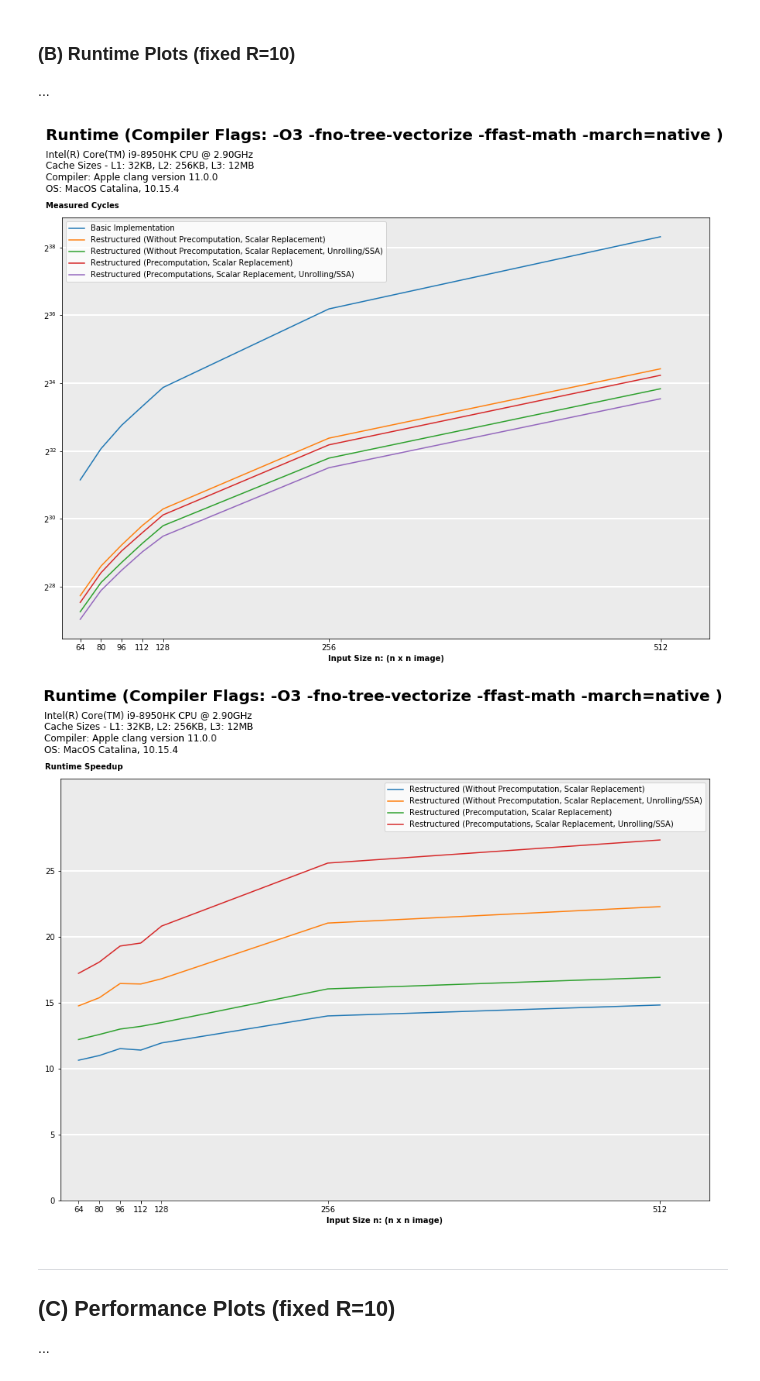
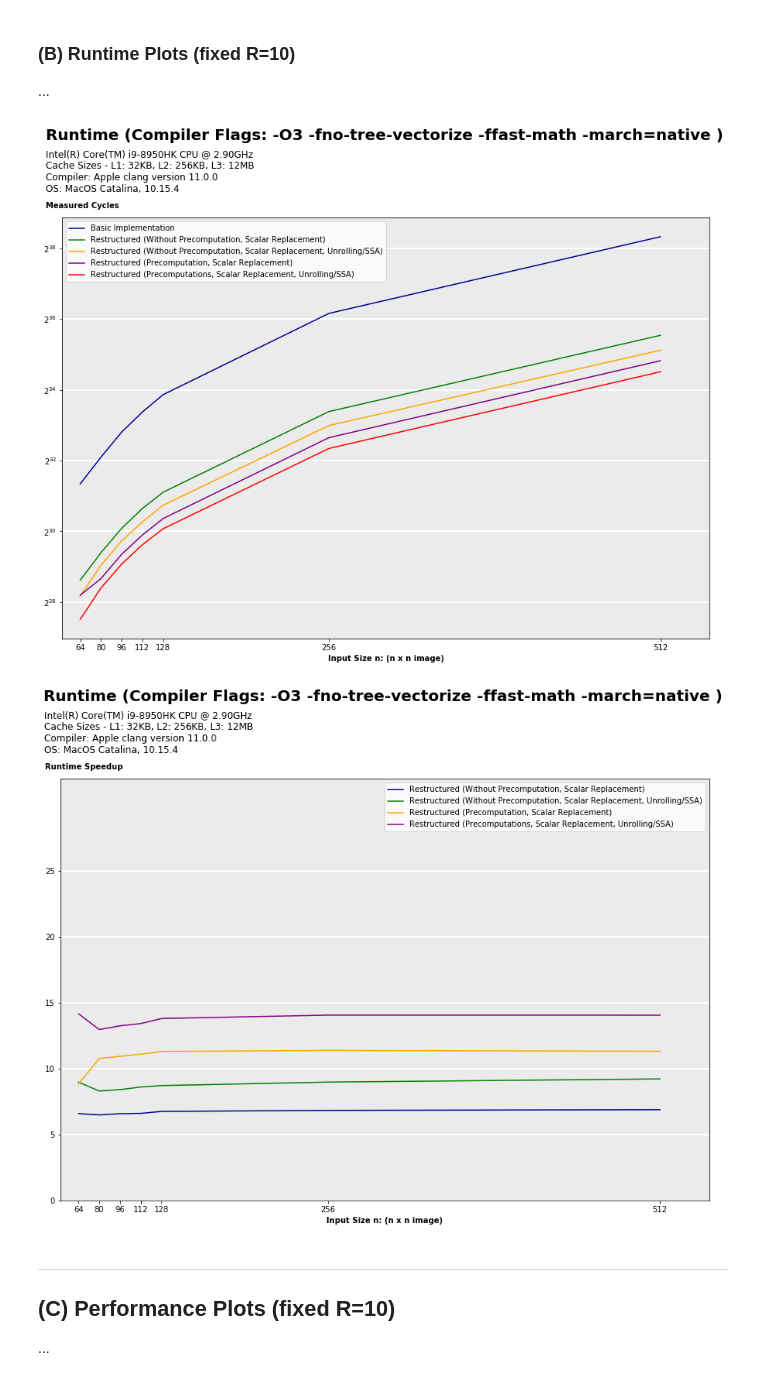
Before and after one commit to ninodimontalcino/advanced-denoising-mcrenderings, a Jupyter notebook: analysis/PerformanceAnalysis.ipynb, the cells around one changed output. Cells and saved outputs as stored; diff of their text form; code cells hidden in the pictures.

```diff
--- a/analysis/PerformanceAnalysis.ipynb
+++ b/analysis/PerformanceAnalysis.ipynb
@@ -13,6 +13,8 @@ hardware_info = "Intel(R) Core(TM) i9-8950HK CPU @ 2.90GHz \n" \
                 "Cache Sizes - L1: 32KB, L2: 256KB, L3: 12MB \n" \
                 "Compiler: Apple clang version 11.0.0 \n" \
                 "OS: MacOS Catalina, 10.15.4";
+# %%
+FIGSIZE = (15,10)
 # %% [markdown]
 ### (A) Flop Counting
 $\rightarrow$ Functions to count flops of implemented methods
@@ -348,16 +406,47 @@ cycles = np.array([
+# %%
+# ------------
+# MEASUREMENTS
+# ------------
+
+series = [
+          "Basic Implementation",
+          "Restructured (Without Precomputation, Scalar Replacement)",
+          "Restructured (Without Precomputation, Scalar Replacement, Unrolling/SSA)",
+          "Restructured (Precomputation, Scalar Replacement)",
+          "Restructured (Precomputations, Scalar Replacement, Unrolling/SSA)",
+]
+
+series_method = [basic,
+                 restructured_without_precomp,
+                 restructured_without_precomp,
+                 restructured_with_precomp,
+                 restructured_with_precomp]
+
+colors = ["darkblue", "green", "orange", "purple", "red"]
+
+
+n = np.array([64, 80, 96, 112, 128, 256, 512])
+
+cycles = np.array([
+                    [2.72e9, 4.59e9, 7.50e9, 1.11e10, 1.56e10, 7.65e10, 3.43e11],
+                    [4.13e8, 7.07e8, 1.14e9, 1.68e9, 2.31e9, 1.12e10, 4.98e10],
+                    [3.03e8, 5.53e8, 8.92e8, 1.29e9, 1.79e9, 8.52e9, 3.72e10],
+                    [3.08e8, 4.26e8, 6.86e8, 1.00e9, 1.38e9, 6.72e9, 3.03e10],
+                    [1.92e8, 3.54e8, 5.66e8, 8.27e8, 1.13e9, 5.44e9, 2.44e10]
+                  ])
 # %%
 # ------------------------------------------------------
 # RunTime-Plot (cylces are log-scaled)
 # ------------------------------------------------------
 
 # Init Plot
-fig = plt.figure(figsize=(15,10))
+fig = plt.figure(figsize=FIGSIZE)
 suptitle = plt.suptitle("Runtime (Compiler Flags: -O3 -fno-tree-vectorize -ffast-math -march=native )", x=0.105, y=1.04, fontsize=20, ha='left', fontweight='bold')
 plt.title(hardware_info, fontsize=12, x=-0.025, y=1.05, ha='left')
 
 # Plot Series
 for i, serie in enumerate(series):
-    plt.plot(n, cycles[i], label=serie)
+    plt.plot(n, cycles[i], label=serie, color=colors[i])
 
 
 # Customize Plot
@@ -377,42 +466,42 @@ plt.legend()
 
 fig.savefig('runtime_evaluation',bbox_inches='tight',bbox_extra_artists=[suptitle])
 # %% [output]
-[figure, old version]
+[figure, new version]
 # %%
 # ------------------------------------------------------
 # Speedup-Plot
 # ------------------------------------------------------
 
 # Init Plot
-fig = plt.figure(figsize=(15,10))
+fig = plt.figure(figsize=FIGSIZE)
 suptitle = plt.suptitle("Runtime (Compiler Flags: -O3 -fno-tree-vectorize -ffast-math -march=native )", x=0.105, y=1.04, fontsize=20, ha='left', fontweight='bold')
 plt.title(hardware_info, fontsize=12, x=-0.025, y=1.05, ha='left')
 
 # Plot Series
 for i, serie in enumerate(series[1:]):
-    plt.plot(n, cycles[0] / cycles[i+1], color=label=serie)
+    plt.plot(n, cycles[0] / cycles[i+1], label=serie, color=colors[i])
 
 
 # Customize Plot
 top=30
 plt.xticks(n)
 plt.yticks(np.arange(0, top, step=5))
 plt.xlim(50,550)
 plt.ylim(0,32)
 
 plt.grid(True, color='w', linestyle='-', linewidth=2)
 plt.gca().patch.set_facecolor('0.92')
 plt.gca().xaxis.grid(False)
 plt.gca().yaxis.grid(True)
 
 plt.ylabel("Runtime Speedup", fontweight='bold', rotation=0, position=(0,1.02), labelpad=-50)
 plt.xlabel("Input Size n: (n x n image)", fontweight='bold')
 
 plt.legend()
 
 fig.savefig('speedup_runtime',bbox_inches='tight',bbox_extra_artists=[suptitle])
 # %% [output]
-[figure, old version]
+[figure, new version]
 # %% [markdown]
 <hr>
 
```
Also changed, not shown: parts of 15 cells of this notebook.
